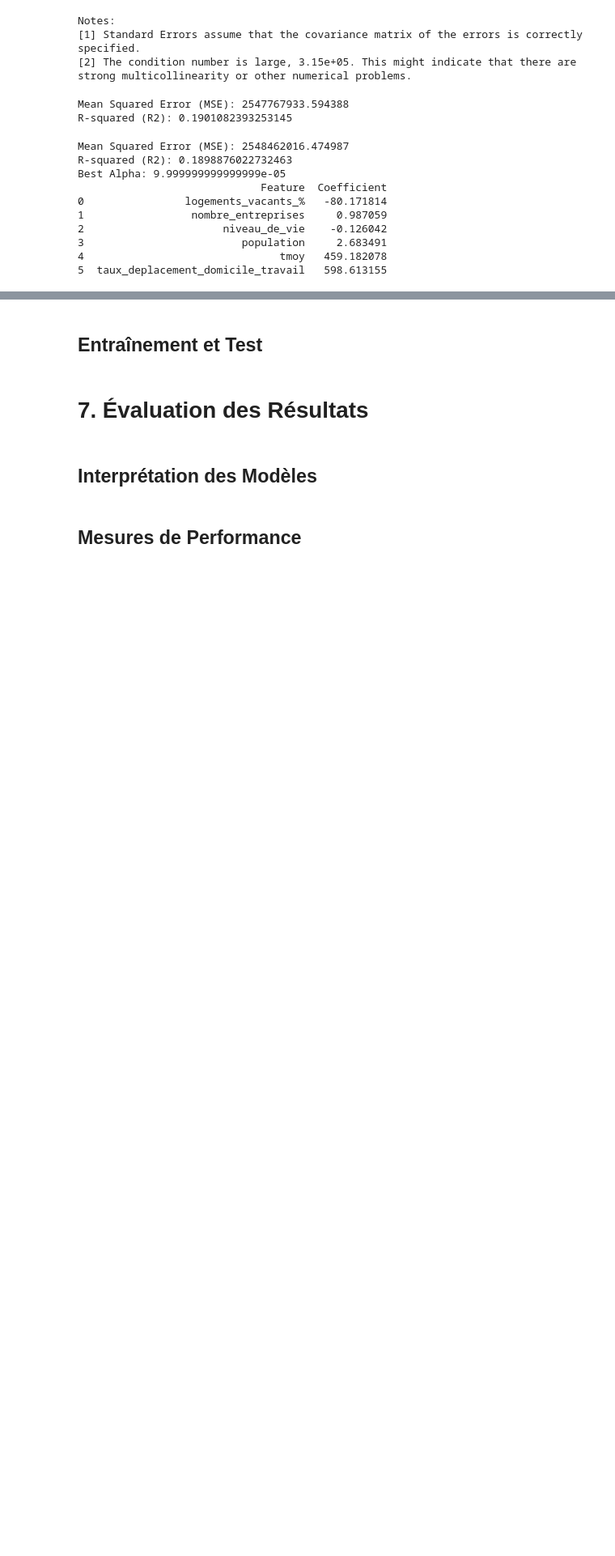
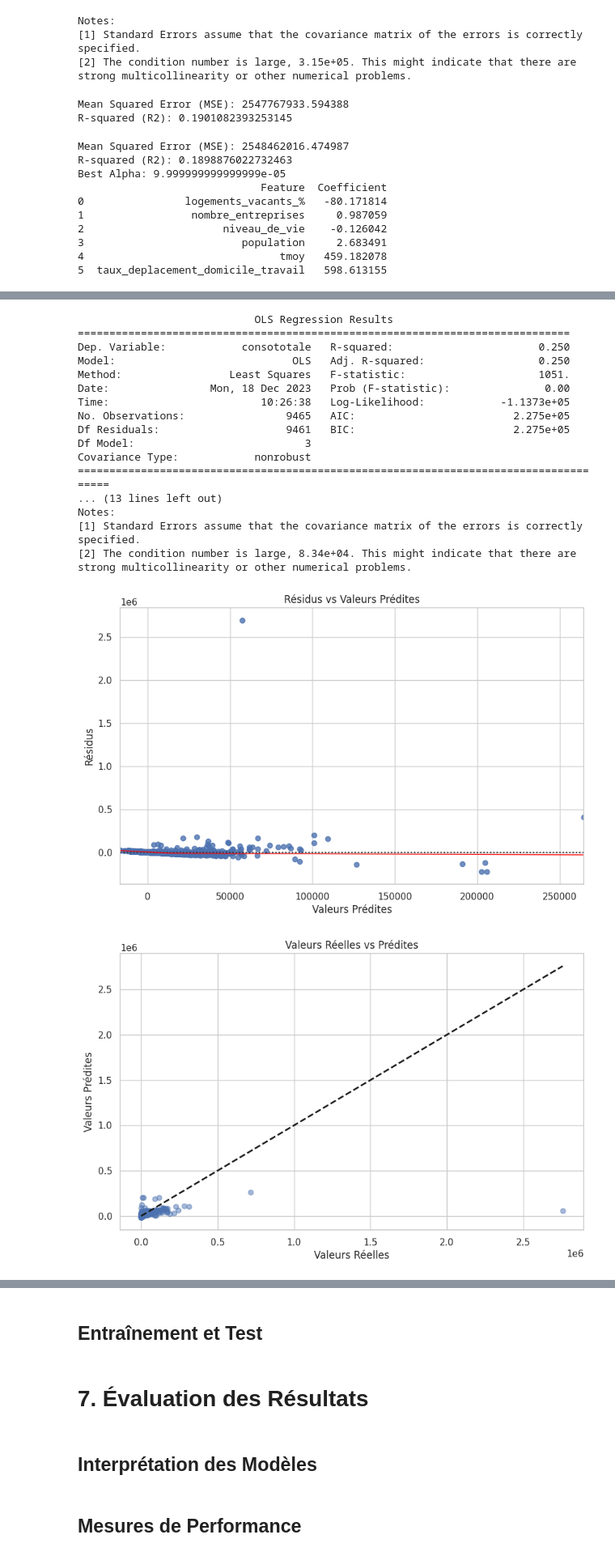
Before and after one commit to tgarnier067/Projet-Python-2023, a Jupyter notebook: Notebook_unique_a_renommer.ipynb, the cells around one changed output, grey strips where cells are left out. Shown: that part at 81% size. Saved outputs shown, nothing was run; the diff lists cells and outputs as text; code cells hidden in the pictures; blank space fills up the shorter version.

```diff
--- a/Notebook_unique_a_renommer.ipynb
+++ b/Notebook_unique_a_renommer.ipynb
@@ -1439,0 +1669,58 @@ Best Alpha: 9.999999999999999e-05
+# %%
+import matplotlib.pyplot as plt
+import seaborn as sns
+
+# Préparation des données avec la meilleure combinaison et transformation
+transformed_table = transform_data(table_donnees, best_transformation)
+X = transformed_table[list(best_features)]
+y = transformed_table['consototale']
+
+# Séparation en ensembles d'entraînement et de test
+X_train, X_test, y_train, y_test = train_test_split(X, y, test_size=0.2, random_state=42)
+
+# Entraînement du modèle
+model = sm.OLS(y_train, sm.add_constant(X_train)).fit()
+
+# Affichage des résultats du modèle
+print(model.summary())
+
+# Prédiction sur l'ensemble de test
+y_pred = model.predict(sm.add_constant(X_test))
+
+# Visualisation des résidus
+residuals = y_test - y_pred
+plt.figure(figsize=(10, 6))
+sns.residplot(x=y_pred, y=residuals, lowess=True, line_kws={'color': 'red', 'lw': 1})
+plt.title('Résidus vs Valeurs Prédites')
+plt.xlabel('Valeurs Prédites')
+plt.ylabel('Résidus')
+plt.show()
+
+# Diagramme de dispersion pour montrer les prédictions par rapport aux valeurs réelles
+plt.figure(figsize=(10, 6))
+plt.scatter(y_test, y_pred, alpha=0.5)
+plt.plot([y.min(), y.max()], [y.min(), y.max()], 'k--', lw=2)  # ligne de référence
+plt.title('Valeurs Réelles vs Prédites')
+plt.xlabel('Valeurs Réelles')
+plt.ylabel('Valeurs Prédites')
+plt.show()
+# %% [output]
+                            OLS Regression Results
+==============================================================================
+Dep. Variable:            consototale   R-squared:                       0.250
+Model:                            OLS   Adj. R-squared:                  0.250
+Method:                 Least Squares   F-statistic:                     1051.
+Date:                Mon, 18 Dec 2023   Prob (F-statistic):               0.00
+Time:                        10:26:38   Log-Likelihood:            -1.1373e+05
+No. Observations:                9465   AIC:                         2.275e+05
+Df Residuals:                    9461   BIC:                         2.275e+05
+Df Model:                           3
+Covariance Type:            nonrobust
+======================================================================================
+... (13 lines left out)
+Notes:
+[1] Standard Errors assume that the covariance matrix of the errors is correctly specified.
+[2] The condition number is large, 8.34e+04. This might indicate that there are
+strong multicollinearity or other numerical problems.
+[figure, added]
+[figure, added]
```
Also changed, not shown: parts of 14 cells of this notebook.
